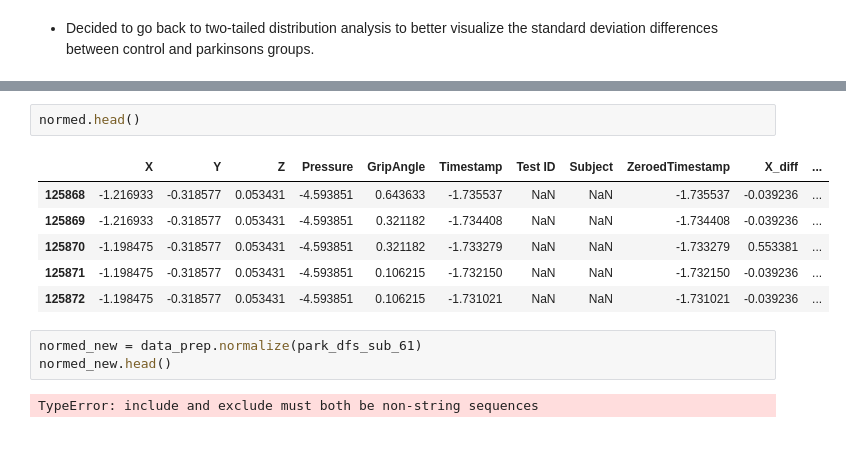
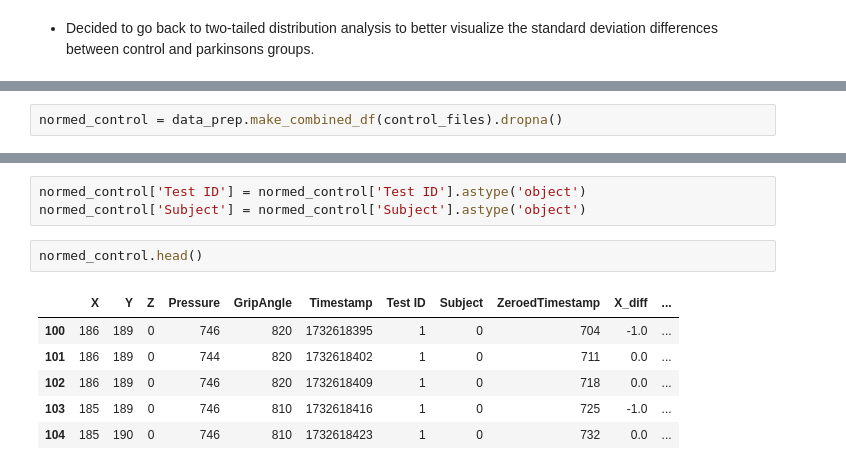
Before and after one commit to MichaelNormandyGavin/parkinsons, a Jupyter notebook: parkinsons.ipynb, the cells around one changed output, grey strips where cells are left out. Drawn from its saved outputs; the diff is of its cells as text; blank space fills up the shorter version.

Commit message:
cleaned up functions and compared control v parkinsons dist

```diff
--- a/parkinsons.ipynb
+++ b/parkinsons.ipynb
@@ -579,0 +617,2 @@ plt.show()
+# %%
+normed_control = data_prep.make_combined_df(control_files).dropna()
@@ -580,14 +637,12 @@ plt.show()
+# %%
+normed_control['Test ID'] = normed_control['Test ID'].astype('object')
+normed_control['Subject'] = normed_control['Subject'].astype('object')
 # %%
-normed.head()
+normed_control.head()
 # %% [output]
 |  | X | Y | Z | Pressure | GripAngle | Timestamp | Test ID | Subject | ZeroedTimestamp | X_diff | ... |
-| 125868 | -1.216933 | -0.318577 | 0.053431 | -4.593851 | 0.643633 | -1.735537 | NaN | NaN | -1.735537 | -0.039236 | ... |
-| 125869 | -1.216933 | -0.318577 | 0.053431 | -4.593851 | 0.321182 | -1.734408 | NaN | NaN | -1.734408 | -0.039236 | ... |
-| 125870 | -1.198475 | -0.318577 | 0.053431 | -4.593851 | 0.321182 | -1.733279 | NaN | NaN | -1.733279 | 0.553381 | ... |
-| 125871 | -1.198475 | -0.318577 | 0.053431 | -4.593851 | 0.106215 | -1.732150 | NaN | NaN | -1.732150 | -0.039236 | ... |
-| 125872 | -1.198475 | -0.318577 | 0.053431 | -4.593851 | 0.106215 | -1.731021 | NaN | NaN | -1.731021 | -0.039236 | ... |
+| 100 | 186 | 189 | 0 | 746 | 820 | 1732618395 | 1 | 0 | 704 | -1.0 | ... |
+| 101 | 186 | 189 | 0 | 744 | 820 | 1732618402 | 1 | 0 | 711 | 0.0 | ... |
+| 102 | 186 | 189 | 0 | 746 | 820 | 1732618409 | 1 | 0 | 718 | 0.0 | ... |
+| 103 | 185 | 189 | 0 | 746 | 810 | 1732618416 | 1 | 0 | 725 | -1.0 | ... |
+| 104 | 185 | 190 | 0 | 746 | 810 | 1732618423 | 1 | 0 | 732 | 0.0 | ... |
-# %%
-normed_new = data_prep.normalize(park_dfs_sub_61)
-normed_new.head()
-# %% [output]
-TypeError: include and exclude must both be non-string sequences
```
Also changed, not shown: parts of 15 cells of this notebook, 1 other file.
